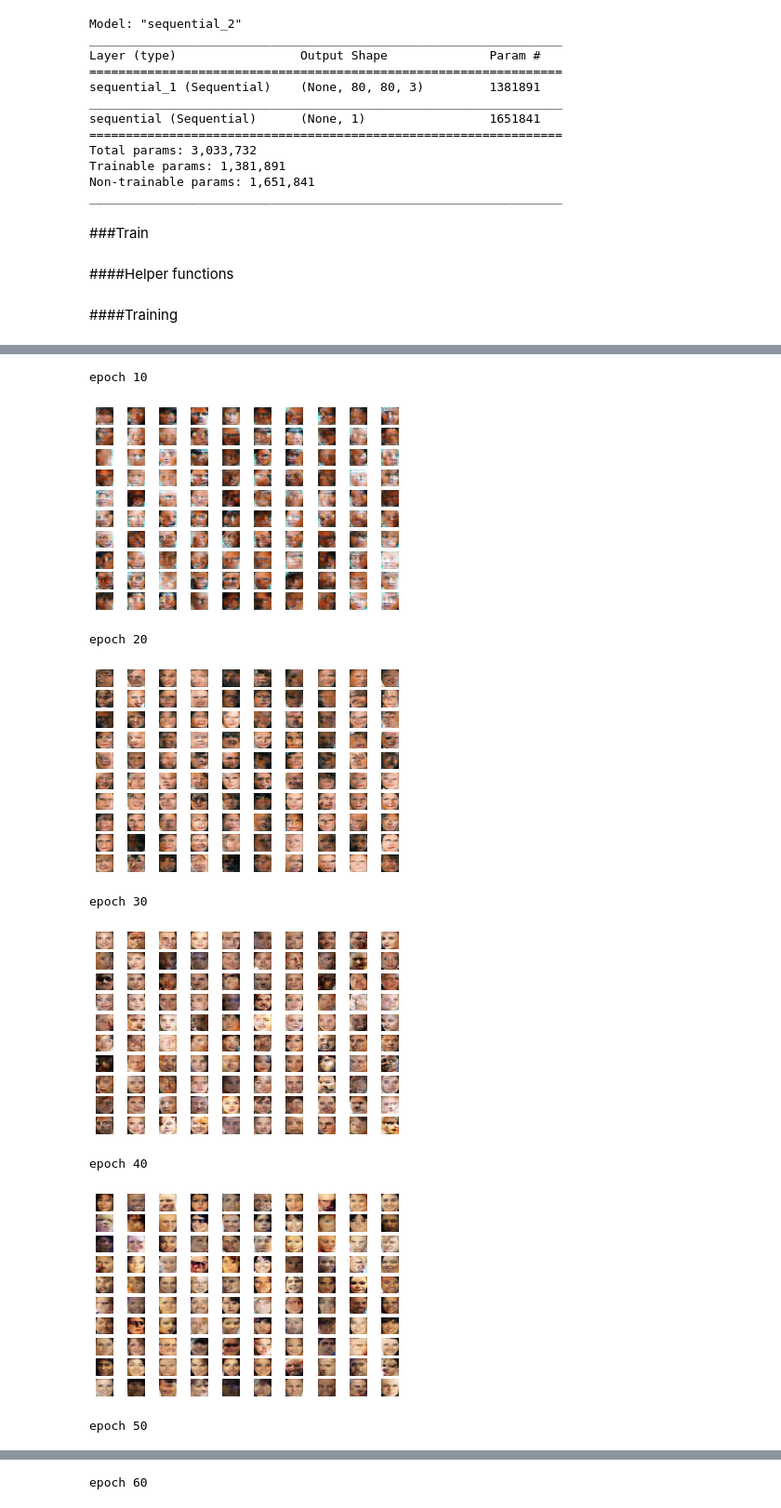
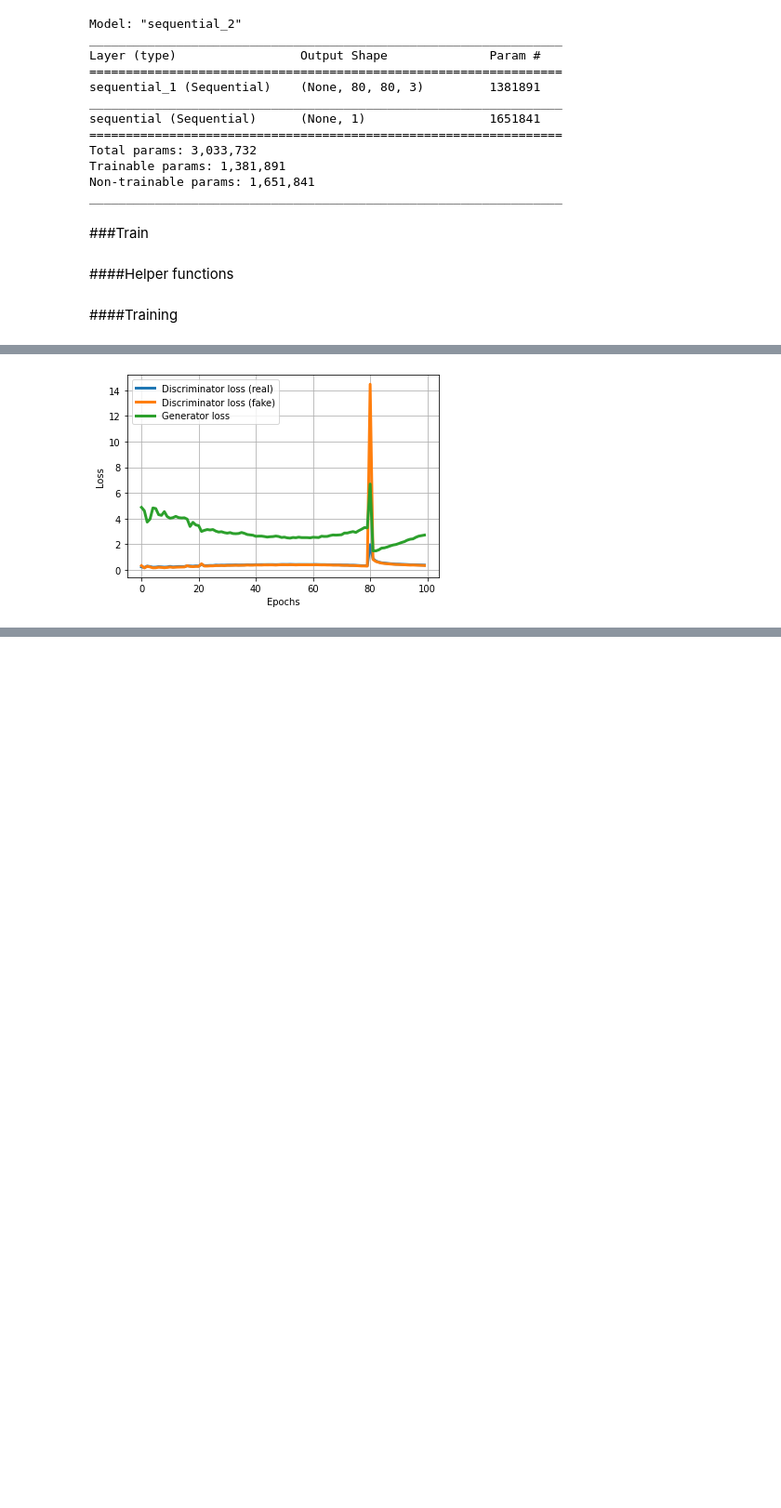
Before and after one commit to JingyuanWu17/ECE-GY-9123-Deep-Learning, a Jupyter notebook: GAN.ipynb, the cells around one changed output, grey strips where cells are left out. Shown at 93% size. Saved outputs shown, nothing was run; the diff lists cells and outputs as text; code cells hidden in the pictures; blank space fills up the shorter version.

```diff
--- a/GAN.ipynb
+++ b/GAN.ipynb
@@ -229,30 +223,34 @@ _________________________________________________________________
 # %%
 import matplotlib.pyplot as plt
 
+
 def load_prepocessed_faces():
-	data = np.load('img_align_celeba.npz')
-	X = data['arr_0'].astype('float32')
-	X = (X - 127.5) / 127.5
-	return X
+    data = np.load('preprocessed_faces.npz')
+    X = data['arr_0'].astype('float32')
+    X = (X - 127.5) / 127.5
+    return X
+
 
 def generate_latent_points(latent_dim, n_samples):
-	X = np.random.randn(latent_dim * n_samples)
-	X = X.reshape(n_samples, latent_dim)
-	return X
+    X = np.random.randn(latent_dim * n_samples)
+    X = X.reshape(n_samples, latent_dim)
+    return X
+
 
 # randomly select 'real' samples from dataset, and create 'real' class labels
 def generate_real_training_set(dataset, n_samples):
-	ix = np.random.randint(0, dataset.shape[0], n_samples)
-	X = dataset[ix]
-	y = np.ones((n_samples, 1))
-	return X, y
+    ix = np.random.randint(0, dataset.shape[0], n_samples)
+    X = dataset[ix]
+    y = np.ones((n_samples, 1))
+    return X, y
+
 
 # use generator to generate fake samples, and create 'fake' class labels
 def generate_fake_training_set(g_model, latent_dim, n_samples):
-	X = generate_latent_points(latent_dim, n_samples)
-	X = generator.predict(X)
-	y = np.zeros((n_samples, 1))
-	return X, y
+    X = generate_latent_points(latent_dim, n_samples)
+    X = generator.predict(X)
+    y = np.zeros((n_samples, 1))
+    return X, y
 # %% [markdown]
 ####Training
 # %%
@@ -314,22 +427,11 @@ def train(generator, discriminator, GAN, dataset, latent_dim=100, n_epochs=100,
 # %%
-dataset = load_prepocessed_faces()
-d_losses_real, d_losses_fake, g_losses = train(generator, discriminator, GAN, dataset)
-
 plt.plot(range(100),d_losses_real,'-',linewidth=3,label='Discriminator loss (real)')
 plt.plot(range(100),d_losses_fake,'-',linewidth=3,label='Discriminator loss (fake)')
 plt.plot(range(100),g_losses,'-',linewidth=3,label='Generator loss')
-plt.xlabel('epochs')
-plt.ylabel('loss')
+plt.xlabel('Epochs')
+plt.ylabel('Loss')
 plt.grid(True)
 plt.legend()
 plt.show()
 # %% [output]
-epoch 10
-[figure, old version]
+[figure, new version]
-epoch 20
-[figure, removed]
-epoch 30
-[figure, removed]
-epoch 40
-[figure, removed]
-epoch 50
@@ -337 +437,0 @@ epoch 50
-epoch 60
```
Also changed, not shown: parts of 9 cells of this notebook.
